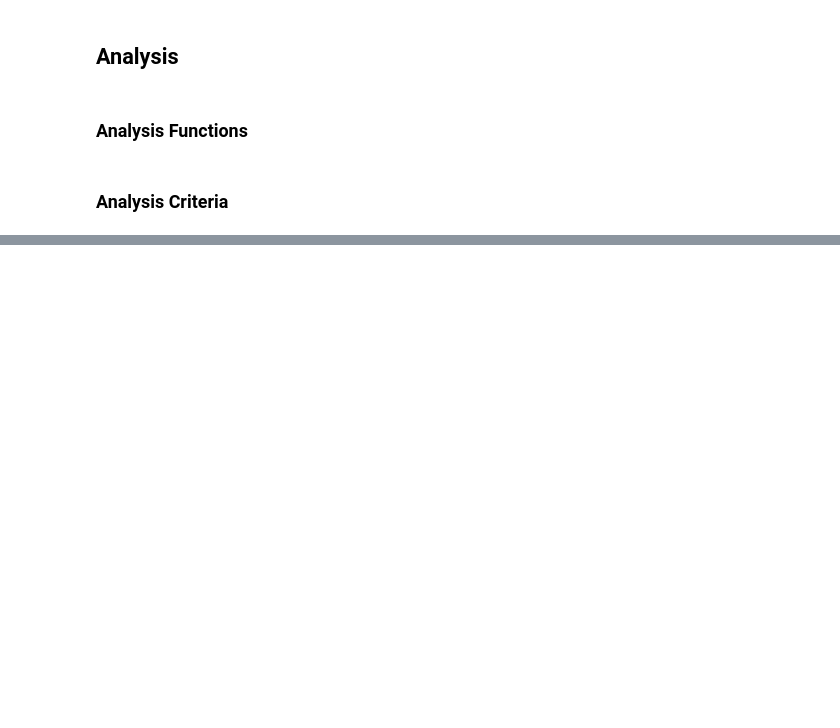
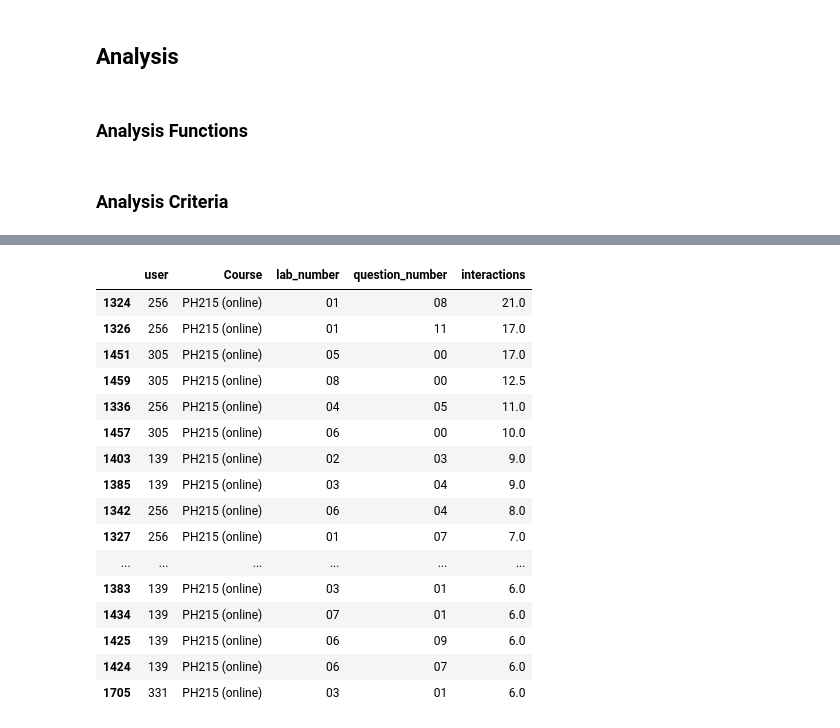
Before and after one commit to PeaceAndLongLife/Analysis-Colab, a Jupyter notebook: notebooks/Data_transcript_statistics.ipynb, the cells around one changed output, grey strips where cells are left out. Cells and saved outputs as stored; diff of their text form; code cells hidden in the pictures; blank space fills up the shorter version.

```diff
--- a/notebooks/Data_transcript_statistics.ipynb
+++ b/notebooks/Data_transcript_statistics.ipynb
@@ -289,38 +399,58 @@ plt.show()
 # %%
 # @title Make Groups
 Course_name = "PH215 (online)" # @param ["PH214 (online)","PH215 (online)"] {"allow-input":true}
 
 df_course = unexploded_df[unexploded_df['Course'] == Course_name]
 
-# x>40
-group4 = df_course[(df_course['interactions']>20)][['user', 'Course', 'lab_number', 'question_number', 'interactions']].sort_values(by=['interactions'], ascending=False)
-print(f"above 20 interactions. count: {len(group4)}")
-display(group4)
+# # x>40
+# group4 = df_course[(df_course['interactions']>20)][['user', 'Course', 'lab_number', 'question_number', 'interactions']].sort_values(by=['interactions'], ascending=False)
+# print(f"above 20 interactions. count: {len(group4)}")
+# display(group4)
 
 
-print("----\n\n")
-# 20<=x<40
-group3 = df_course[(df_course['interactions']<=20) & (df_course['interactions']>8)][['user', 'Course', 'lab_number', 'question_number', 'interactions']].sort_values(by=['interactions'], ascending=False)
-print(f"Between 8 and 20 interactions. count: {len(group3)}")
-display(group3)
+# print("----\n\n")
+# # 20<=x<40
+# group3 = df_course[(df_course['interactions']<=20) & (df_course['interactions']>9)][['user', 'Course', 'lab_number', 'question_number', 'interactions']].sort_values(by=['interactions'], ascending=False)
+# print(f"Between 9 and 20 interactions. count: {len(group3)}")
+# display(group3)
 
-print("----\n\n")
-# 2<x<=19
-group2 = df_course[(df_course['interactions']<=8) & (df_course['interactions']>4)][['user', 'Course', 'lab_number', 'question_number', 'interactions']].sort_values(by=['interactions'], ascending=False)
-print(f"Between 4 and 7 interactions. count: {len(group2)}")
-display(group2)
+# print("----\n\n")
+# # 2<x<=19
+# group2 = df_course[(df_course['interactions']<=9) & (df_course['interactions']>5)][['user', 'Course', 'lab_number', 'question_number', 'interactions']].sort_values(by=['interactions'], ascending=False)
+# print(f"Between 5 and 9 interactions. count: {len(group2)}")
+# display(group2)
 
-print("----\n\n")
-# 2<x<=6
-group5 = df_course[(df_course['interactions']<=4) & (df_course['interactions']>1)][['user', 'Course', 'lab_number', 'question_number', 'interactions']].sort_values(by=['interactions'], ascending=False)
-print(f"Between 1 and 4 interactions. count: {len(group5)}")
-display(group5)
+# print("----\n\n")
+# # 2<x<=6
+# group5 = df_course[(df_course['interactions']<=5) & (df_course['interactions']>2)][['user', 'Course', 'lab_number', 'question_number', 'interactions']].sort_values(by=['interactions'], ascending=False)
+# print(f"Between 2 and 5 interactions. count: {len(group5)}")
+# display(group5)
 
-print("----\n\n")
-# 2>=x
-group1 = df_course[df_course['interactions']<=1][['user','Course', 'lab_number', 'question_number', 'interactions']].sort_values(by=['interactions'], ascending=False)
-print(f"Less than 1 interactions. count: {len(group1)}")
-display(group1)
+# print("----\n\n")
+# # 2>=x
+# group1 = df_course[df_course['interactions']<=2][['user','Course', 'lab_number', 'question_number', 'interactions']].sort_values(by=['interactions'], ascending=False)
+# print(f"Less than 12 interactions. count: {len(group1)}")
+# display(group1)
+
+display(df_course[(df_course['user'].isin([256,139,331,305,159])) & (df_course['interactions']>=6)][['user', 'Course', 'lab_number', 'question_number', 'interactions']].sort_values(by=['interactions'], ascending=False))
+# %% [output]
+|  | user | Course | lab_number | question_number | interactions |
+| 1324 | 256 | PH215 (online) | 01 | 08 | 21.0 |
+| 1326 | 256 | PH215 (online) | 01 | 11 | 17.0 |
+| 1451 | 305 | PH215 (online) | 05 | 00 | 17.0 |
+| 1459 | 305 | PH215 (online) | 08 | 00 | 12.5 |
+| 1336 | 256 | PH215 (online) | 04 | 05 | 11.0 |
+| 1457 | 305 | PH215 (online) | 06 | 00 | 10.0 |
+| 1403 | 139 | PH215 (online) | 02 | 03 | 9.0 |
+| 1385 | 139 | PH215 (online) | 03 | 04 | 9.0 |
+| 1342 | 256 | PH215 (online) | 06 | 04 | 8.0 |
+| 1327 | 256 | PH215 (online) | 01 | 07 | 7.0 |
+| ... | ... | ... | ... | ... | ... |
+| 1383 | 139 | PH215 (online) | 03 | 01 | 6.0 |
+| 1434 | 139 | PH215 (online) | 07 | 01 | 6.0 |
+| 1425 | 139 | PH215 (online) | 06 | 09 | 6.0 |
+| 1424 | 139 | PH215 (online) | 06 | 07 | 6.0 |
+| 1705 | 331 | PH215 (online) | 03 | 01 | 6.0 |
 # %%
 
 # @title export md to Drive {"form-width":"20%"}
```
Also changed, not shown: parts of 23 cells of this notebook.
